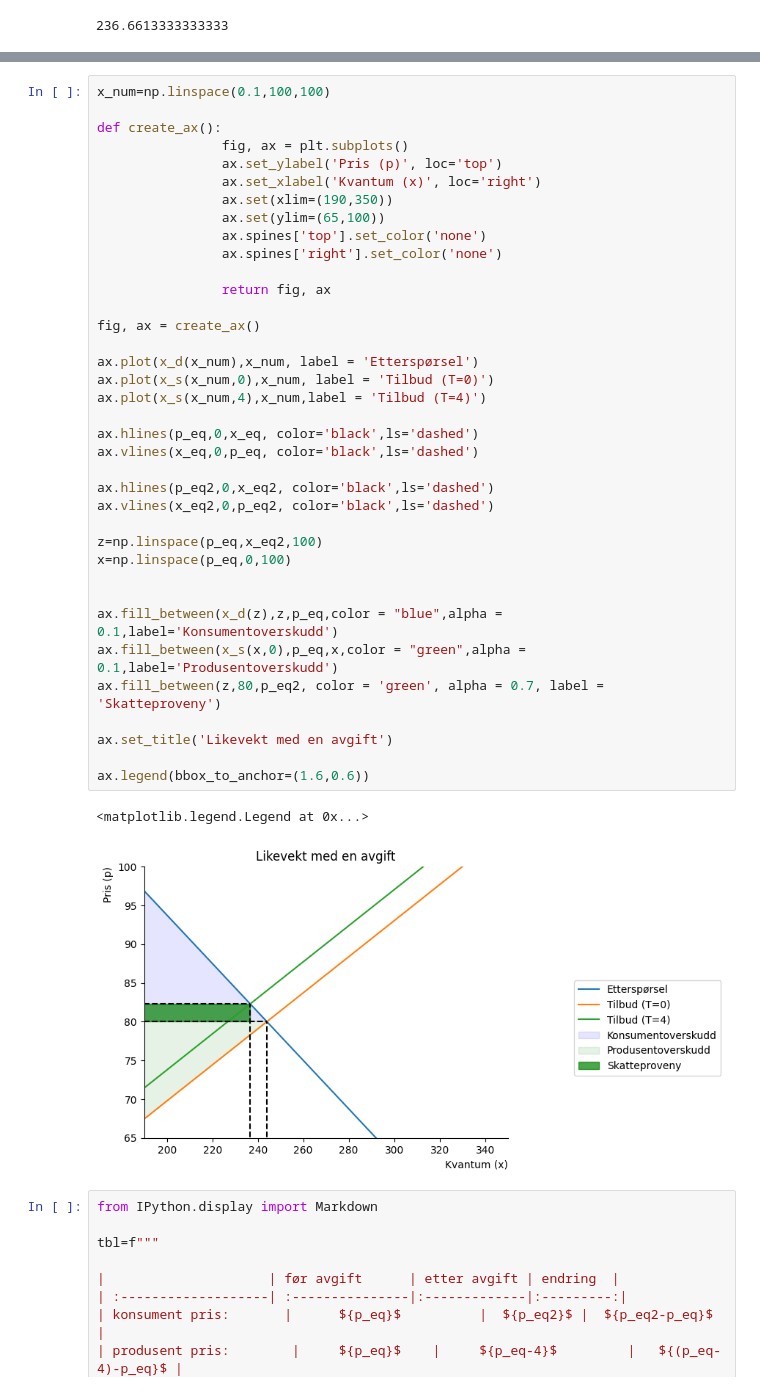
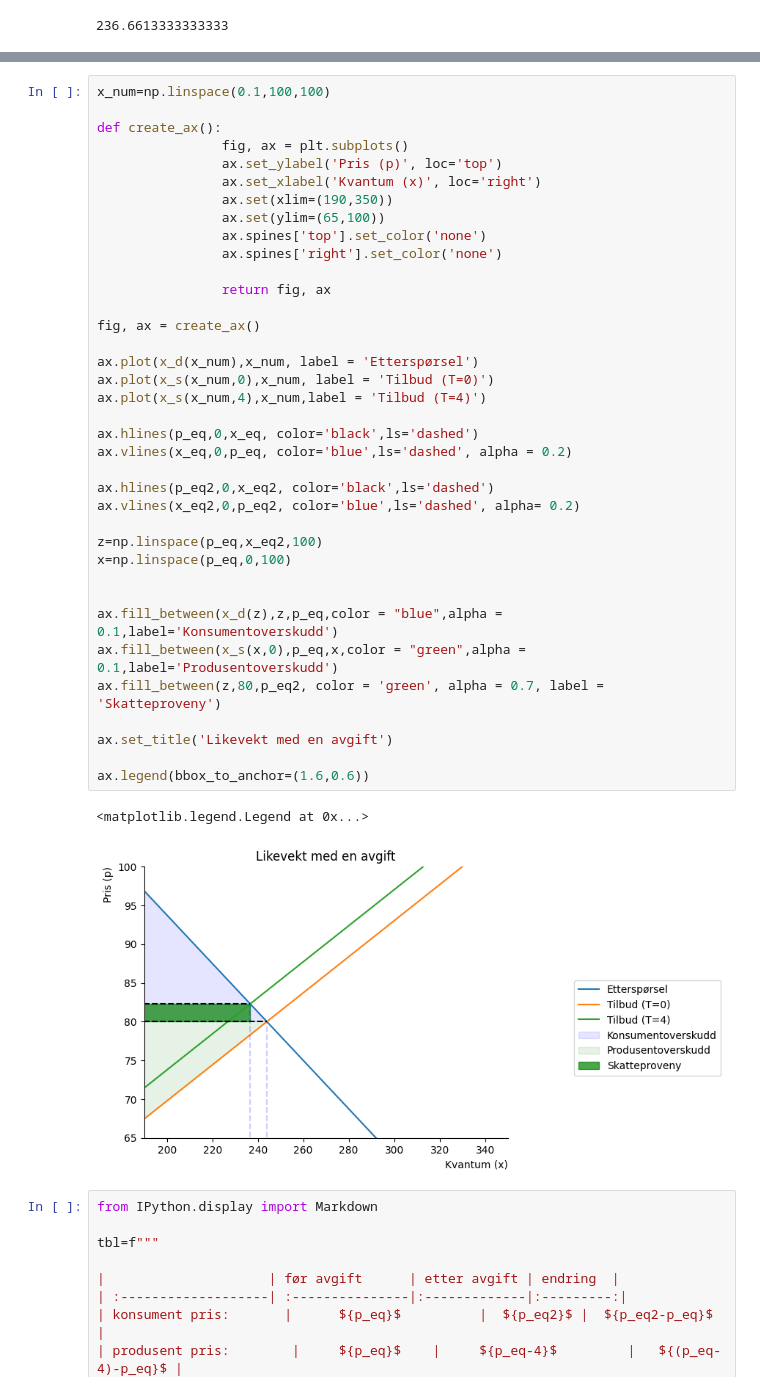
Before and after one commit to loopdiggaz/SOK-1006, a Jupyter notebook: arbeidskrav/arbeidskrav 3.ipynb, the cells around one changed output, grey strips where cells are left out. Saved outputs shown, nothing was run; the diff lists cells and outputs as text.

```diff
--- a/arbeidskrav/arbeidskrav 3.ipynb
+++ b/arbeidskrav/arbeidskrav 3.ipynb
@@ -119,36 +114,36 @@ def create_ax():
                 ax.set(xlim=(190,350))
                 ax.set(ylim=(65,100))
                 ax.spines['top'].set_color('none')
                 ax.spines['right'].set_color('none')
 
                 return fig, ax
 
 fig, ax = create_ax()
 
 ax.plot(x_d(x_num),x_num, label = 'Etterspørsel')
 ax.plot(x_s(x_num,0),x_num, label = 'Tilbud (T=0)')
 ax.plot(x_s(x_num,4),x_num,label = 'Tilbud (T=4)')
 
 ax.hlines(p_eq,0,x_eq, color='black',ls='dashed')
-ax.vlines(x_eq,0,p_eq, color='black',ls='dashed')
+ax.vlines(x_eq,0,p_eq, color='blue',ls='dashed', alpha = 0.2)
 
 ax.hlines(p_eq2,0,x_eq2, color='black',ls='dashed')
-ax.vlines(x_eq2,0,p_eq2, color='black',ls='dashed')
+ax.vlines(x_eq2,0,p_eq2, color='blue',ls='dashed', alpha= 0.2)
 
 z=np.linspace(p_eq,x_eq2,100)
 x=np.linspace(p_eq,0,100)
 
 
 ax.fill_between(x_d(z),z,p_eq,color = "blue",alpha = 0.1,label='Konsumentoverskudd')
 ax.fill_between(x_s(x,0),p_eq,x,color = "green",alpha = 0.1,label='Produsentoverskudd')
 ax.fill_between(z,80,p_eq2, color = 'green', alpha = 0.7, label = 'Skatteproveny')
 
 ax.set_title('Likevekt med en avgift')
 
 ax.legend(bbox_to_anchor=(1.6,0.6))
 # %% [output]
 <matplotlib.legend.Legend at 0x...>
-[figure, old version]
+[figure, new version]
 # %%
 from IPython.display import Markdown
 
```
Also changed, not shown: parts of 3 cells of this notebook.
